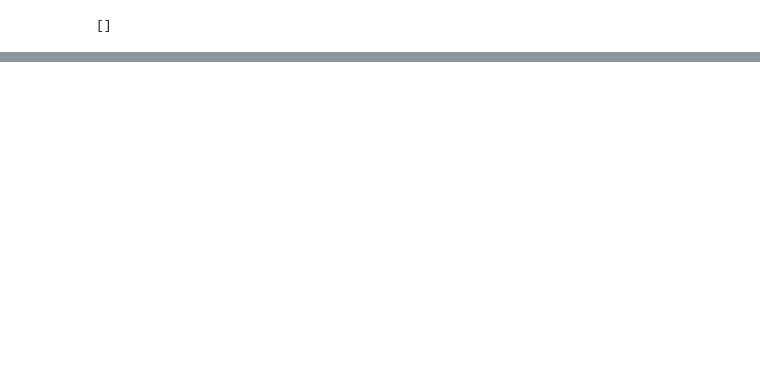
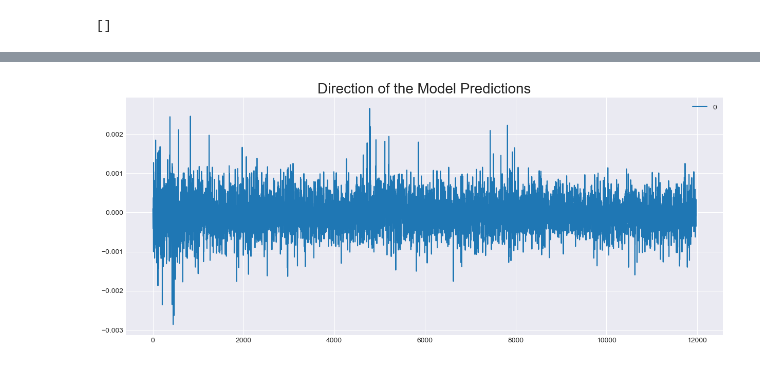
Before and after one commit to YarosInter/Time-Series-Kneighbors-Regressor, a Jupyter notebook: Kneightbors Regressor Model.ipynb, the cells around one changed output, grey strips where cells are left out. Saved outputs shown, nothing was run; the diff lists cells and outputs as text; code cells hidden in the pictures; blank space fills up the shorter version.

```diff
--- a/Kneightbors Regressor Model.ipynb
+++ b/Kneightbors Regressor Model.ipynb
@@ -107,0 +147,14 @@ new_df.head()
+# %%
+knb = KNeighborsRegressor()
+
+# Training the Model
+knb.fit(X_train_scaled, y_train)
+
+# Making predictions
+predictions = knb.predict(X_test_scaled)
+# %%
+# Plotting to visualize predictions to make sure go in both directions
+pd.DataFrame(predictions).plot(figsize=(15,6))
+plt.title("Direction of the Model Predictions", fontsize=20);
+# %% [output]
+[figure, added]
```
Also changed, not shown: parts of 13 cells of this notebook, 1 other file.
